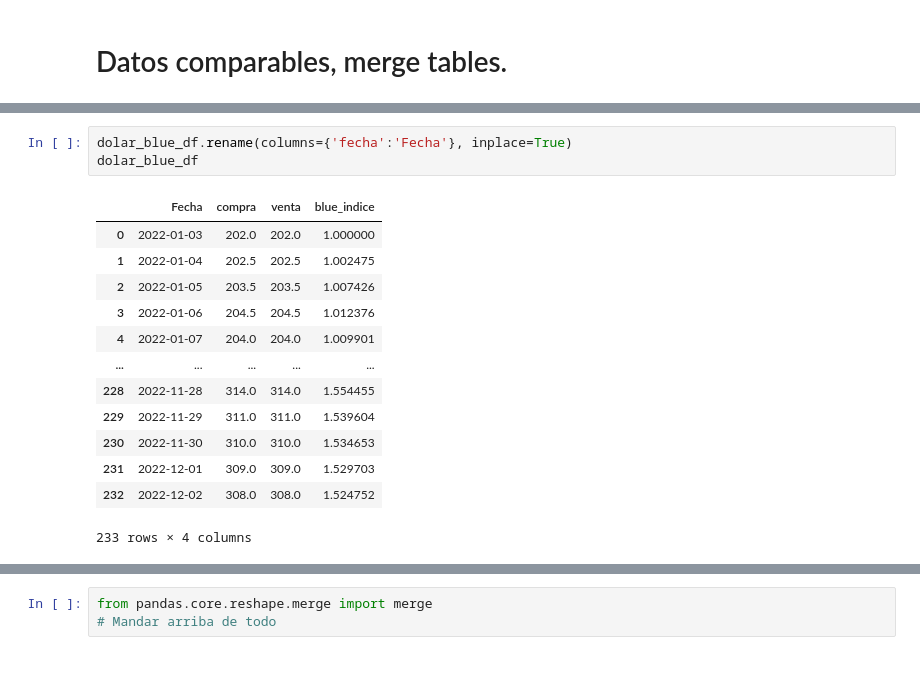
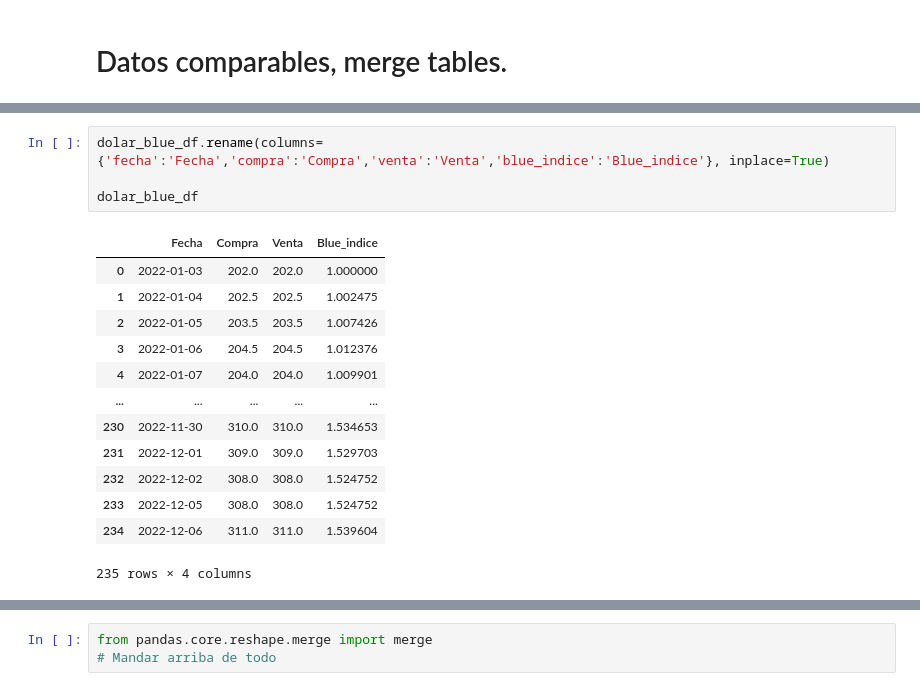
Before and after one commit to alejandronatale21051986/Tutoriales, a Jupyter notebook: semilla_panda_plotly.ipynb, the cells around one changed output, grey strips where cells are left out. Saved outputs shown, nothing was run; the diff lists cells and outputs as text.

```diff
--- a/semilla_panda_plotly.ipynb
+++ b/semilla_panda_plotly.ipynb
@@ -225,20 +220,21 @@ df_indices
 # %%
-dolar_blue_df.rename(columns={'fecha':'Fecha'}, inplace=True)
+dolar_blue_df.rename(columns={'fecha':'Fecha','compra':'Compra','venta':'Venta','blue_indice':'Blue_indice'}, inplace=True)
+
 dolar_blue_df
 # %% [output]
-|  | Fecha | compra | venta | blue_indice |
+|  | Fecha | Compra | Venta | Blue_indice |
 | 0 | 2022-01-03 | 202.0 | 202.0 | 1.000000 |
 | 1 | 2022-01-04 | 202.5 | 202.5 | 1.002475 |
 | 2 | 2022-01-05 | 203.5 | 203.5 | 1.007426 |
 | 3 | 2022-01-06 | 204.5 | 204.5 | 1.012376 |
 | 4 | 2022-01-07 | 204.0 | 204.0 | 1.009901 |
 | ... | ... | ... | ... | ... |
-| 228 | 2022-11-28 | 314.0 | 314.0 | 1.554455 |
-| 229 | 2022-11-29 | 311.0 | 311.0 | 1.539604 |
 | 230 | 2022-11-30 | 310.0 | 310.0 | 1.534653 |
 | 231 | 2022-12-01 | 309.0 | 309.0 | 1.529703 |
 | 232 | 2022-12-02 | 308.0 | 308.0 | 1.524752 |
+| 233 | 2022-12-05 | 308.0 | 308.0 | 1.524752 |
+| 234 | 2022-12-06 | 311.0 | 311.0 | 1.539604 |
-233 rows × 4 columns
+235 rows × 4 columns
 # %%
 df_indices=pd.merge(df_indices,dolar_blue_df, on='Fecha')
 df_indices
```
Also changed, not shown: parts of 19 cells of this notebook.
